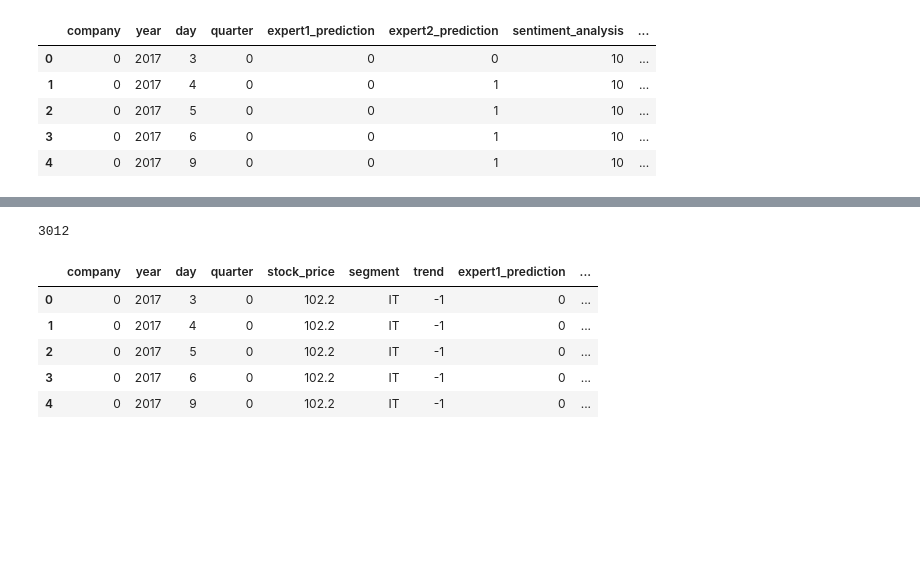
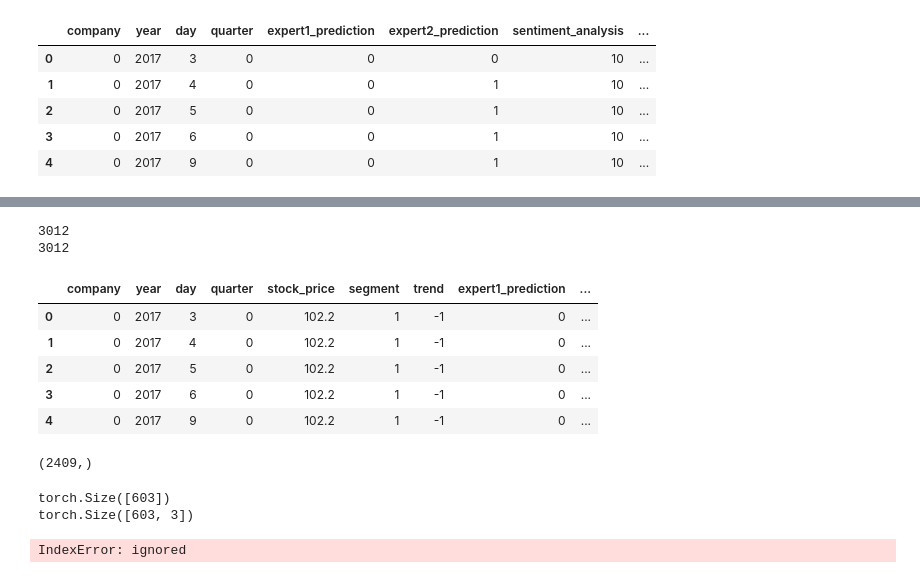
Before and after one commit to LucaReggiani/BeatTheMarket, a Jupyter notebook: beatTheMarket.ipynb, the cells around one changed output, grey strips where cells are left out. Saved outputs shown, nothing was run; the diff lists cells and outputs as text; code cells hidden in the pictures; blank space fills up the shorter version.

Commit message:
created neural network, start to train it, commented predict function

```diff
--- a/beatTheMarket.ipynb
+++ b/beatTheMarket.ipynb
@@ -88,7 +84,23 @@ df_info.head()
 # %%
+'''
+df = merge_datasets(df_stock_prices, df_market_segments, ['company'])
+df = merge_datasets(df, df_market_analysis, ['segment','year','quarter'])
+df = merge_datasets(df, df_info, ['company','year','day','quarter'])
+df.head()
+
+'''
+
 # Combine data from stock prices with the market segments data, merging on company
 df_prices_segments = df_stock_prices.merge(df_market_segments, on="company")
 print(len(df_prices_segments))
 df_prices_segments.head()
+
+df_prices_segments_market = df_prices_segments.merge(df_market_analysis, on=['segment','year','quarter'])
+print(len(df_prices_segments_market))
+df_prices_segments_market.head()
+
+df = df_prices_segments_market.merge(df_info, on=['company','year','day','quarter'])
+print(len(df))
+df.head()
 # %% [output]
 3012
@@ -114,14 +115,24 @@ df_prices_segments_market.head()
-# %%
-# Combine previous data with the info data, merging on company, year, day and quarter
-# This is a final dataframe containing all the data from the four separate files
-df_prices_segments_market_info = df_prices_segments_market.merge(df_info, on=['company','year','day','quarter'])
-print(len(df_prices_segments_market_info))
-df_prices_segments_market_info.head()
-# %% [output]
-3012
-|  | company | year | day | quarter | stock_price | segment | trend | expert1_prediction | ... |
-| 0 | 0 | 2017 | 3 | 0 | 102.2 | IT | -1 | 0 | ... |
-| 1 | 0 | 2017 | 4 | 0 | 102.2 | IT | -1 | 0 | ... |
-| 2 | 0 | 2017 | 5 | 0 | 102.2 | IT | -1 | 0 | ... |
-| 3 | 0 | 2017 | 6 | 0 | 102.2 | IT | -1 | 0 | ... |
-| 4 | 0 | 2017 | 9 | 0 | 102.2 | IT | -1 | 0 | ... |
+# %%
+# PREPROCESSING
+
+# replace of "segment" literals values into numeric values
+df = df.replace(to_replace='BIO', value=0)
+df = df.replace(to_replace='IT', value=1)
+
+# normalization of m2 values in a 0-1 range
+df['m2'] = round(df['m2'] / max(df['m2']), 3)
+
+print(df.shape[0])
+data_new2 = df.copy()                          # Create duplicate of data
+data_new2.dropna(inplace = True)                      # Remove rows with NaN
+print(data_new2.shape[0])
+df.head()
+# %% [output]
+3012
+3012
+|  | company | year | day | quarter | stock_price | segment | trend | expert1_prediction | ... |
+| 0 | 0 | 2017 | 3 | 0 | 102.2 | 1 | -1 | 0 | ... |
+| 1 | 0 | 2017 | 4 | 0 | 102.2 | 1 | -1 | 0 | ... |
+| 2 | 0 | 2017 | 5 | 0 | 102.2 | 1 | -1 | 0 | ... |
+| 3 | 0 | 2017 | 6 | 0 | 102.2 | 1 | -1 | 0 | ... |
+| 4 | 0 | 2017 | 9 | 0 | 102.2 | 1 | -1 | 0 | ... |
@@ -127,0 +148,4 @@ df_prices_segments_market_info.head()
+# %%
+train_y.values.shape
+# %% [output]
+(2409,)
@@ -127,0 +170,19 @@ df_prices_segments_market_info.head()
+# %%
+model = network.Network()
+
+# Train my neural network.
+optimizer = torch.optim.Adam(model.parameters(), lr=0.0005)
+for epochs in range(5):
+  for data in train_dl:
+    X, y = data
+    optimizer.zero_grad() # clear gradient information.
+    output = model(X.view(-1, 13))
+    print(y.shape)
+    print(output.shape)
+    loss = nn.functional.nll_loss(output, y)
+    loss.backward() # do pack-propagation step
+    optimizer.step() # update weights.
+# %% [output]
+torch.Size([603])
+torch.Size([603, 3])
+IndexError: ignored
```
Also changed, not shown: parts of 11 cells of this notebook, 2 other files.
